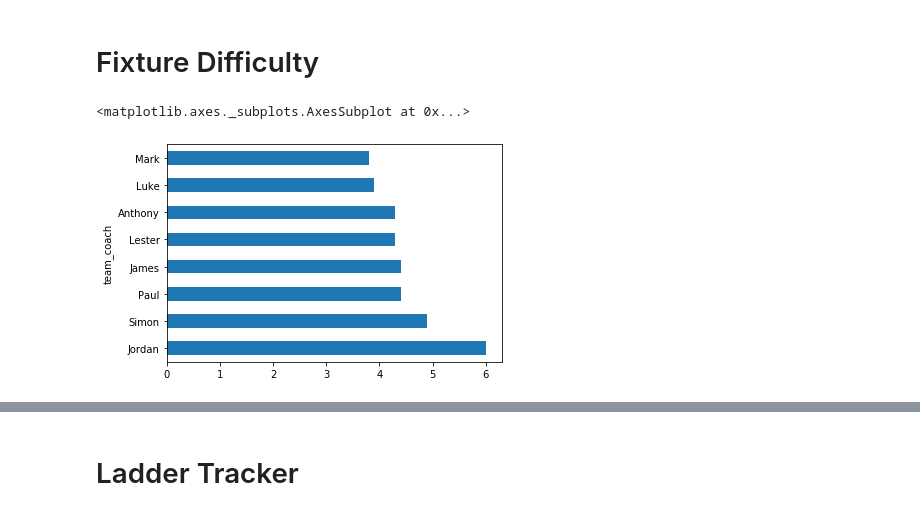
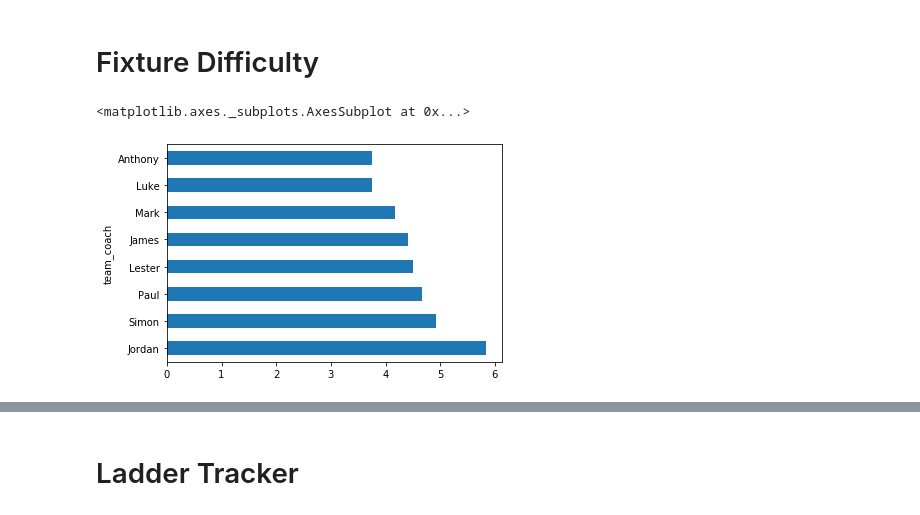
Before and after one commit to mark-richards/sc-player-data, a Jupyter notebook: 2020 Insights.ipynb, the cells around one changed output, grey strips where cells are left out. Drawn from its saved outputs; the diff is of its cells as text; code cells hidden in the pictures.

```diff
--- a/2020 Insights.ipynb
+++ b/2020 Insights.ipynb
@@ -44,5 +44,5 @@ df_combined_fixture_results
 # %%
-df_combined_fixture_results_by_team = pd.read_csv('outputs/sc_rounds/fixture_results_COMBINED_BY_TEAM.csv', index_col=0)
-df_combined_fixture_results_by_team
+df_fixture_results_by_team = pd.read_csv('outputs/fixture_results_by_team.csv', index_col=0)
+df_fixture_results_by_team
 # %% [output]
 |  | round_number | match_name | team_id | team_name | team_coach | team_points | opposition_team_id | ... |
@@ -105,11 +105,11 @@ df_sc_merged_player
 # %%
 # df_combined_fixture_results_by_team['Rank'] = df_combined_fixture_results_by_team.groupby('round_number')['team_points'].rank(ascending=False)
 # df_combined_fixture_results_by_team['Oppenent Rank'] = df_combined_fixture_results_by_team.groupby('round_number')['opposition_team_points'].rank(ascending=False)
 # df_combined_fixture_results_by_team = df_combined_fixture_results_by_team.sort_values(['round_number', 'Rank'])
-df_fixture_difficulty = df_combined_fixture_results_by_team.groupby('team_coach')['Oppenent Rank'].agg('mean').sort_values(ascending=False)
+df_fixture_difficulty = df_fixture_results_by_team.groupby('team_coach')['Opponent Rank'].agg('mean').sort_values(ascending=False)
 plot_fixture_difficulty = df_fixture_difficulty.plot(kind='barh', x='Opponent Rank', y='team_coach')
 
 plot_fixture_difficulty
 # %% [output]
 <matplotlib.axes._subplots.AxesSubplot at 0x...>
-[figure, old version]
+[figure, new version]
```
Also changed, not shown: parts of 12 cells of this notebook, 40 other files.
